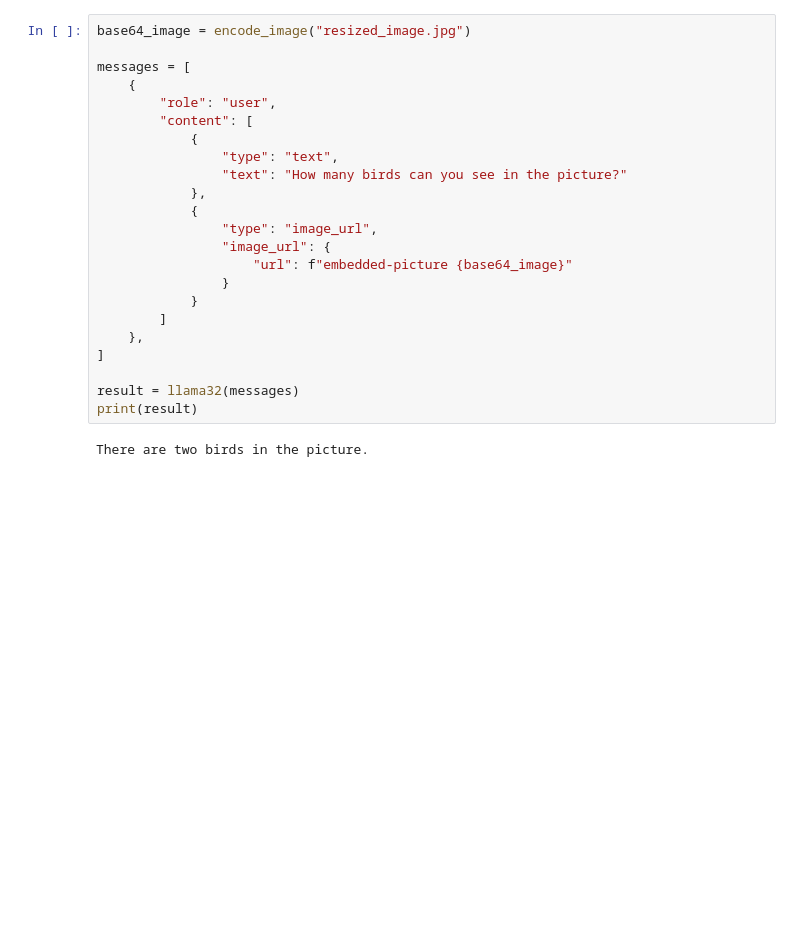
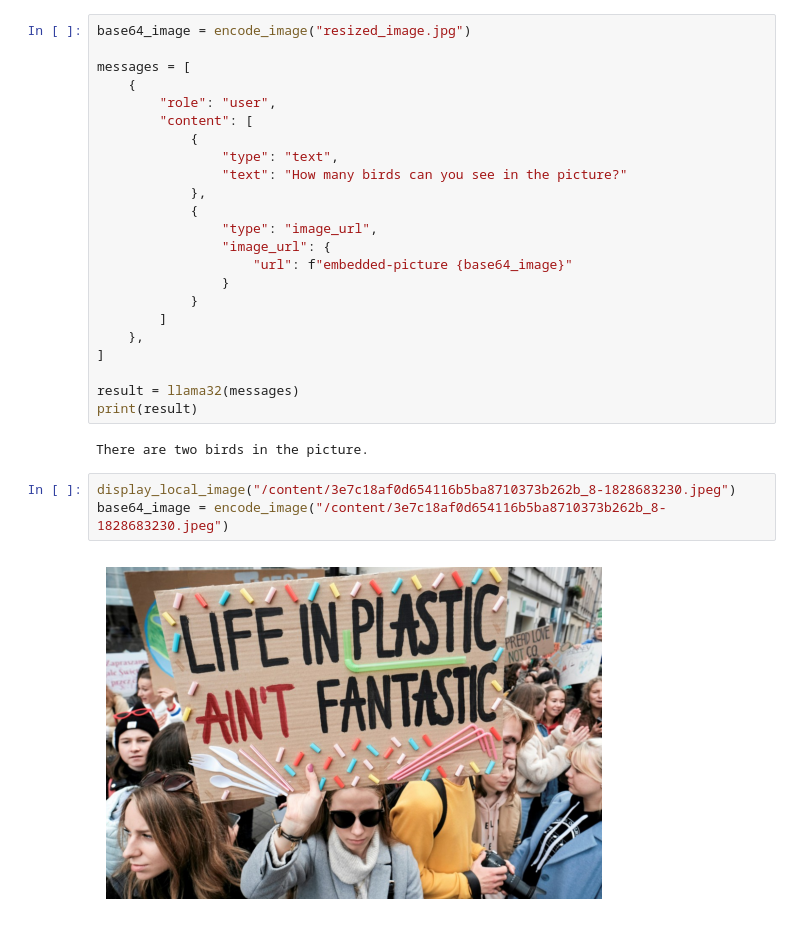
Before and after one commit to lucaspinheiro27/LLama_projects, a Jupyter notebook: LLama3_2.ipynb, the cells around one changed output. Cells and saved outputs as stored; diff of their text form; blank space fills up the shorter version.

```diff
--- a/LLama3_2.ipynb
+++ b/LLama3_2.ipynb
@@ -372,3 +372,8 @@ result = llama32(messages)
 print(result)
 # %% [output]
 There are two birds in the picture.
+# %%
+display_local_image("/content/3e7c18af0d654116b5ba8710373b262b_8-1828683230.jpeg")
+base64_image = encode_image("/content/3e7c18af0d654116b5ba8710373b262b_8-1828683230.jpeg")
+# %% [output]
+[figure, added]
```
Also changed, not shown: parts of 15 cells of this notebook.
